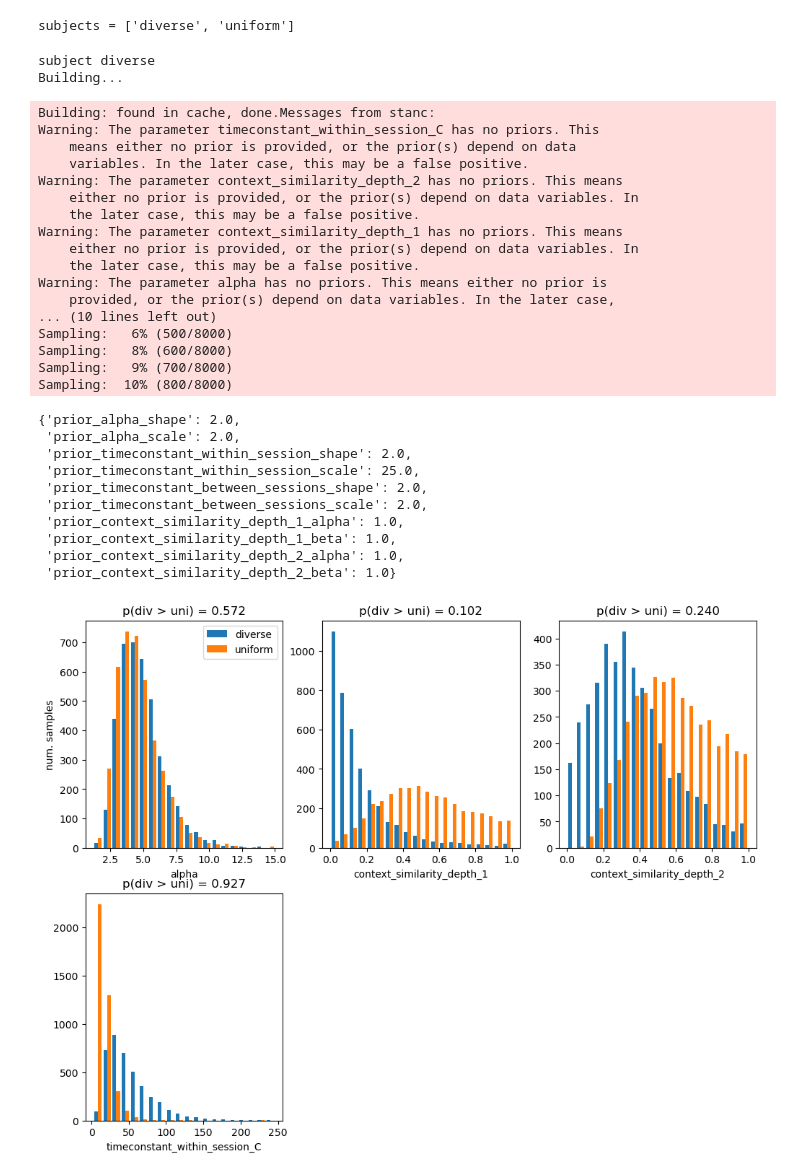
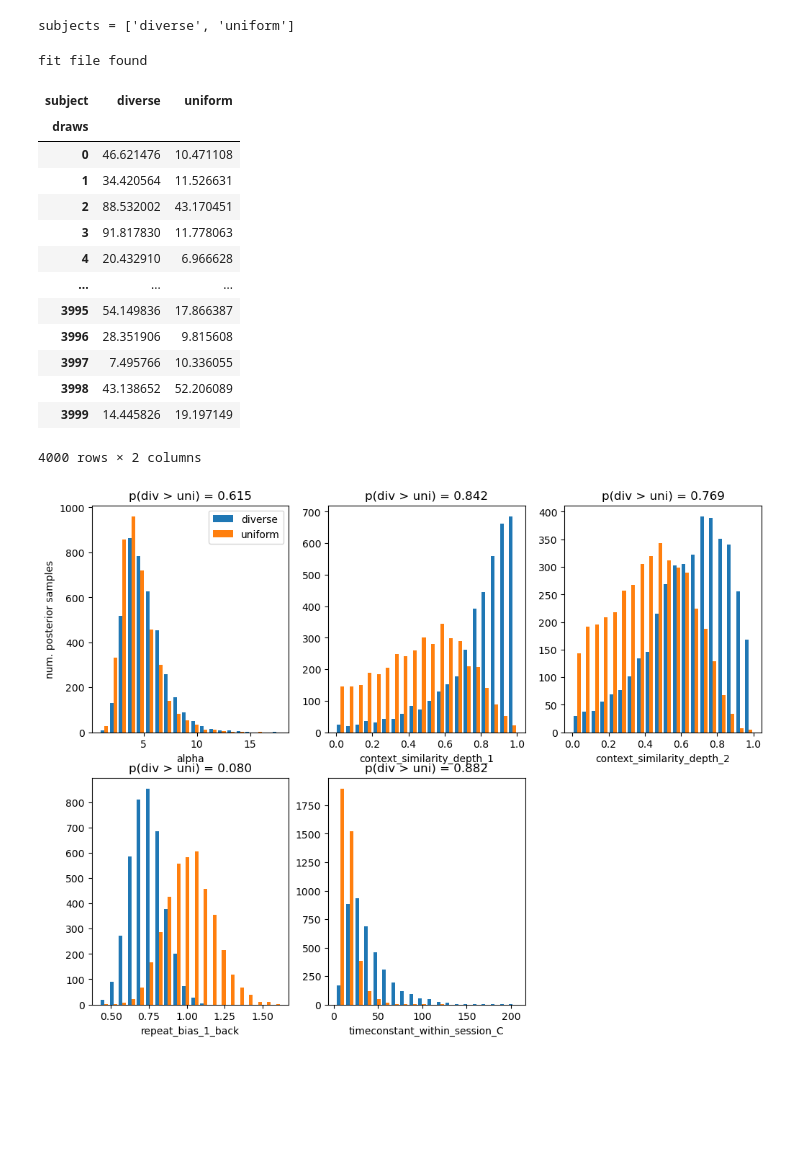
Before and after one commit to latimerk/hddCRP, a Jupyter notebook: fit_rat_data_population_model.ipynb, the cells around one changed output. Cells and saved outputs as stored; diff of their text form; code cells hidden in the pictures; blank space fills up the shorter version.

Commit message:
updates for model fitting from last week

```diff
--- a/fit_rat_data_population_model.ipynb
+++ b/fit_rat_data_population_model.ipynb
@@ -29,7 +29,7 @@ subjects.sort()
 print("subjects = " + str(subjects))
 
 context_depth = 2;
-nback_depth = 0;
+nback_depth = 1;
 
 action_labels = [0,1,2]
 # %% [output]
@@ -78,7 +78,8 @@ if(not os.path.isfile(fit_file) or overwrite_existing_results):
         model.fit_model()
 
         map_fit = model.get_map()
-        fit_df = model.fit.to_frame()
+        fit_df  = model.fit.to_frame()
+
         fit_df["subject"] = subject
         fit_df["start_session_C"] = start_session
         fit_df["end_session_C"] = end_session
@@ -96,61 +97,42 @@ if(not os.path.isfile(fit_file) or overwrite_existing_results):
 else:
     print("fit file found")
 # %% [output]
-subject diverse
-Building...
+fit file found
-Building: found in cache, done.Messages from stanc:
-Warning: The parameter timeconstant_within_session_C has no priors. This
-    means either no prior is provided, or the prior(s) depend on data
-    variables. In the later case, this may be a false positive.
-Warning: The parameter context_similarity_depth_2 has no priors. This means
-    either no prior is provided, or the prior(s) depend on data variables. In
-    the later case, this may be a false positive.
-Warning: The parameter context_similarity_depth_1 has no priors. This means
-    either no prior is provided, or the prior(s) depend on data variables. In
-    the later case, this may be a false positive.
-Warning: The parameter alpha has no priors. This means either no prior is
-    provided, or the prior(s) depend on data variables. In the later case,
-... (10 lines left out)
-Sampling:   6% (500/8000)
-Sampling:   8% (600/8000)
-Sampling:   9% (700/8000)
-Sampling:  10% (800/8000)
-# %%
-fit = pd.read_pickle(fit_file)
-summary_fit = pd.read_pickle(fit_summary_file)
-params = np.unique(summary_fit.index)
-model.priors.to_dict()
-# %% [output]
-{'prior_alpha_shape': 2.0,
- 'prior_alpha_scale': 2.0,
- 'prior_timeconstant_within_session_shape': 2.0,
- 'prior_timeconstant_within_session_scale': 25.0,
- 'prior_timeconstant_between_sessions_shape': 2.0,
- 'prior_timeconstant_between_sessions_scale': 2.0,
- 'prior_context_similarity_depth_1_alpha': 1.0,
- 'prior_context_similarity_depth_1_beta': 1.0,
- 'prior_context_similarity_depth_2_alpha': 1.0,
- 'prior_context_similarity_depth_2_beta': 1.0}
 # %%
 pval_seed = 10;
 sim_rng = np.random.Generator(np.random.MT19937(pval_seed))
 
 plt.figure(figsize=(3*4, 3*3))
 for ii in range(len(params)):
     ax = plt.subplot(2,3,ii+1);
     #fit.hist(params[ii], by="subject", ax=ax);
     pp =  fit.pivot(columns=["subject"],values=[params[ii]]).droplevel(0,axis=1);
     plt.hist(pp.to_numpy(),20)
     plt.xlabel(params[ii])
 
     aa = pp["diverse"].sample(replace=False,frac=1,random_state=sim_rng).reset_index()
     bb = pp["uniform"].sample(replace=False,frac=1,random_state=sim_rng).reset_index()
 
     pval = (aa["diverse"]>bb["uniform"]).mean()
 
     plt.title(f"p(div > uni) = {pval:.3f}")
     if(ii == 0):
         plt.ylabel('num. posterior samples')
         plt.legend(subjects)
+pp
 # %% [output]
+| subject | diverse | uniform |
+| draws |  |  |
+| 0 | 46.621476 | 10.471108 |
+| 1 | 34.420564 | 11.526631 |
+| 2 | 88.532002 | 43.170451 |
+| 3 | 91.817830 | 11.778063 |
+| 4 | 20.432910 | 6.966628 |
+| ... | ... | ... |
+| 3995 | 54.149836 | 17.866387 |
+| 3996 | 28.351906 | 9.815608 |
+| 3997 | 7.495766 | 10.336055 |
+| 3998 | 43.138652 | 52.206089 |
+| 3999 | 14.445826 | 19.197149 |
+4000 rows × 2 columns
-[figure, old version]
+[figure, new version]
```
Also changed, not shown: 6 other files.
